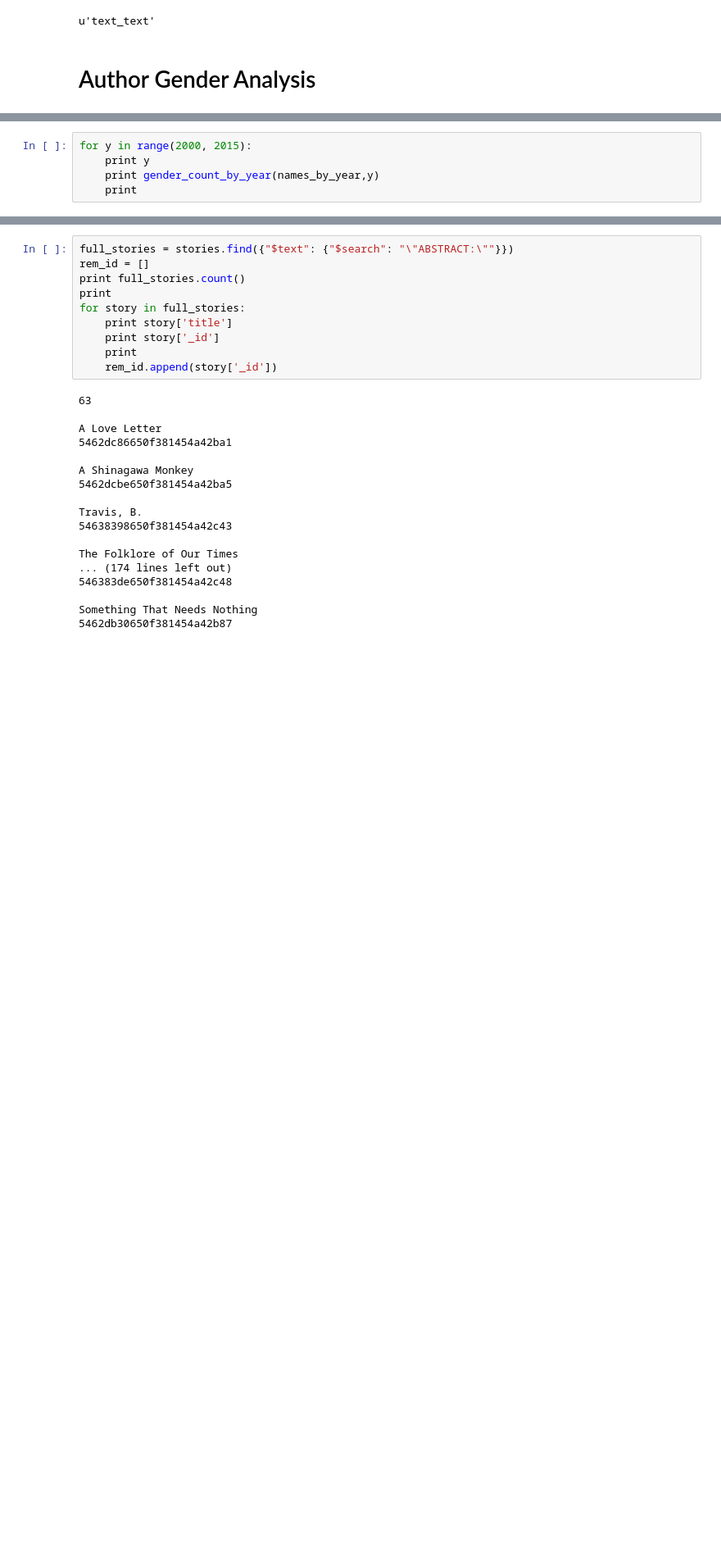
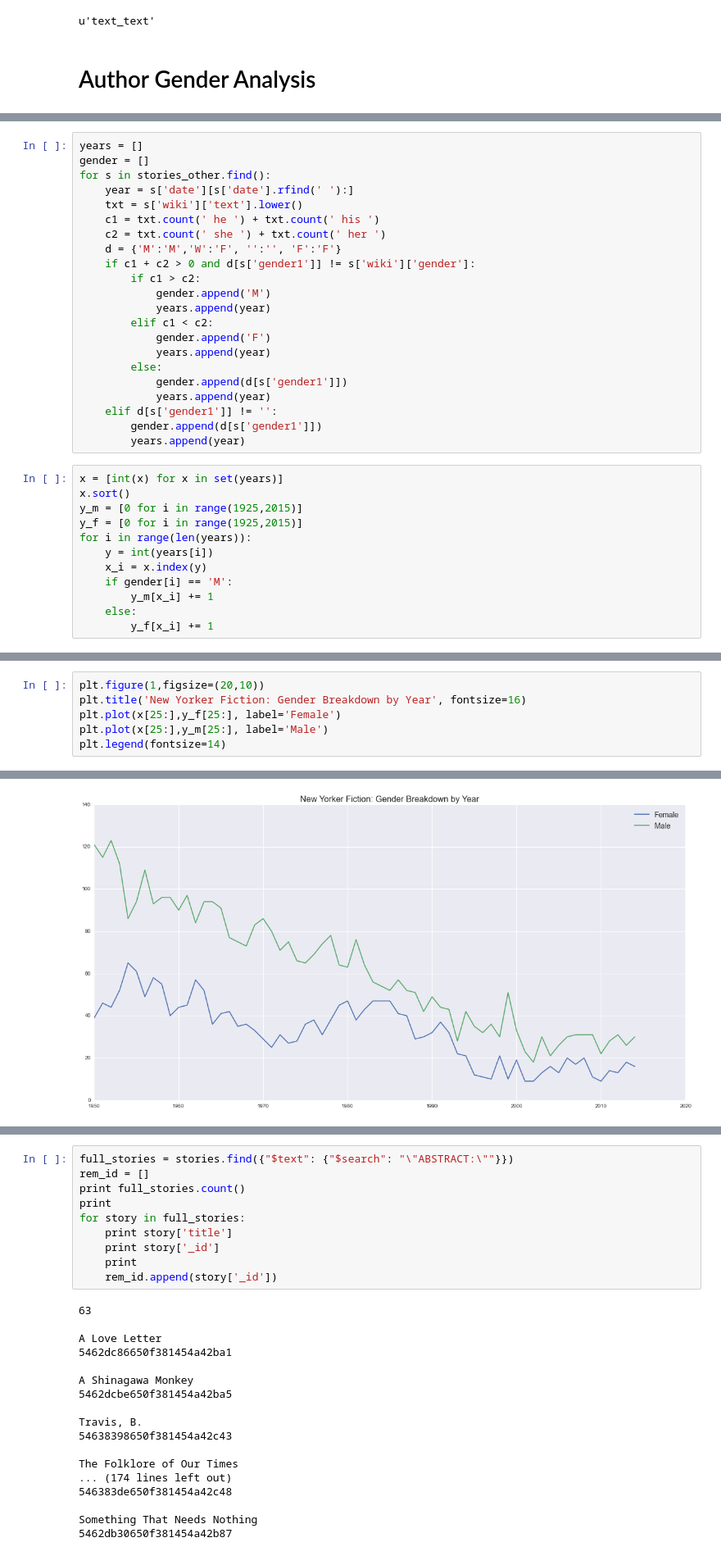
Before and after one commit to prathinavelu/kojak, a Jupyter notebook: Project Kojak.ipynb, the cells around one changed output, grey strips where cells are left out. Shown: that part at 82% size. Drawn from its saved outputs; the diff is of its cells as text; blank space fills up the shorter version.

```diff
--- a/Project Kojak.ipynb
+++ b/Project Kojak.ipynb
@@ -109,5 +29,0 @@ def gender_count_by_year(lst, year):
-# %%
-for y in range(2000, 2015):
-    print y
-    print gender_count_by_year(names_by_year,y)
-    print
@@ -143,0 +30,34 @@ for y in range(1925,2015):
+# %%
+years = []
+gender = []
+for s in stories_other.find():
+    year = s['date'][s['date'].rfind(' '):]
+    txt = s['wiki']['text'].lower()
+    c1 = txt.count(' he ') + txt.count(' his ')
+    c2 = txt.count(' she ') + txt.count(' her ')
+    d = {'M':'M','W':'F', '':'', 'F':'F'}
+    if c1 + c2 > 0 and d[s['gender1']] != s['wiki']['gender']:
+        if c1 > c2:
+            gender.append('M')
+            years.append(year)
+        elif c1 < c2:
+            gender.append('F')
+            years.append(year)
+        else:
+            gender.append(d[s['gender1']])
+            years.append(year)
+    elif d[s['gender1']] != '':
+        gender.append(d[s['gender1']])
+        years.append(year)
+# %%
+x = [int(x) for x in set(years)]
+x.sort()
+y_m = [0 for i in range(1925,2015)]
+y_f = [0 for i in range(1925,2015)]
+for i in range(len(years)):
+    y = int(years[i])
+    x_i = x.index(y)
+    if gender[i] == 'M':
+        y_m[x_i] += 1
+    else:
+        y_f[x_i] += 1
@@ -143,0 +86,7 @@ for y in range(1925,2015):
+# %%
+plt.figure(1,figsize=(20,10))
+plt.title('New Yorker Fiction: Gender Breakdown by Year', fontsize=16)
+plt.plot(x[25:],y_f[25:], label='Female')
+plt.plot(x[25:],y_m[25:], label='Male')
+plt.legend(fontsize=14)
+# %% [output]
@@ -143,0 +94 @@ for y in range(1925,2015):
+[figure, added]
```
Also changed, not shown: parts of 99 cells of this notebook.
